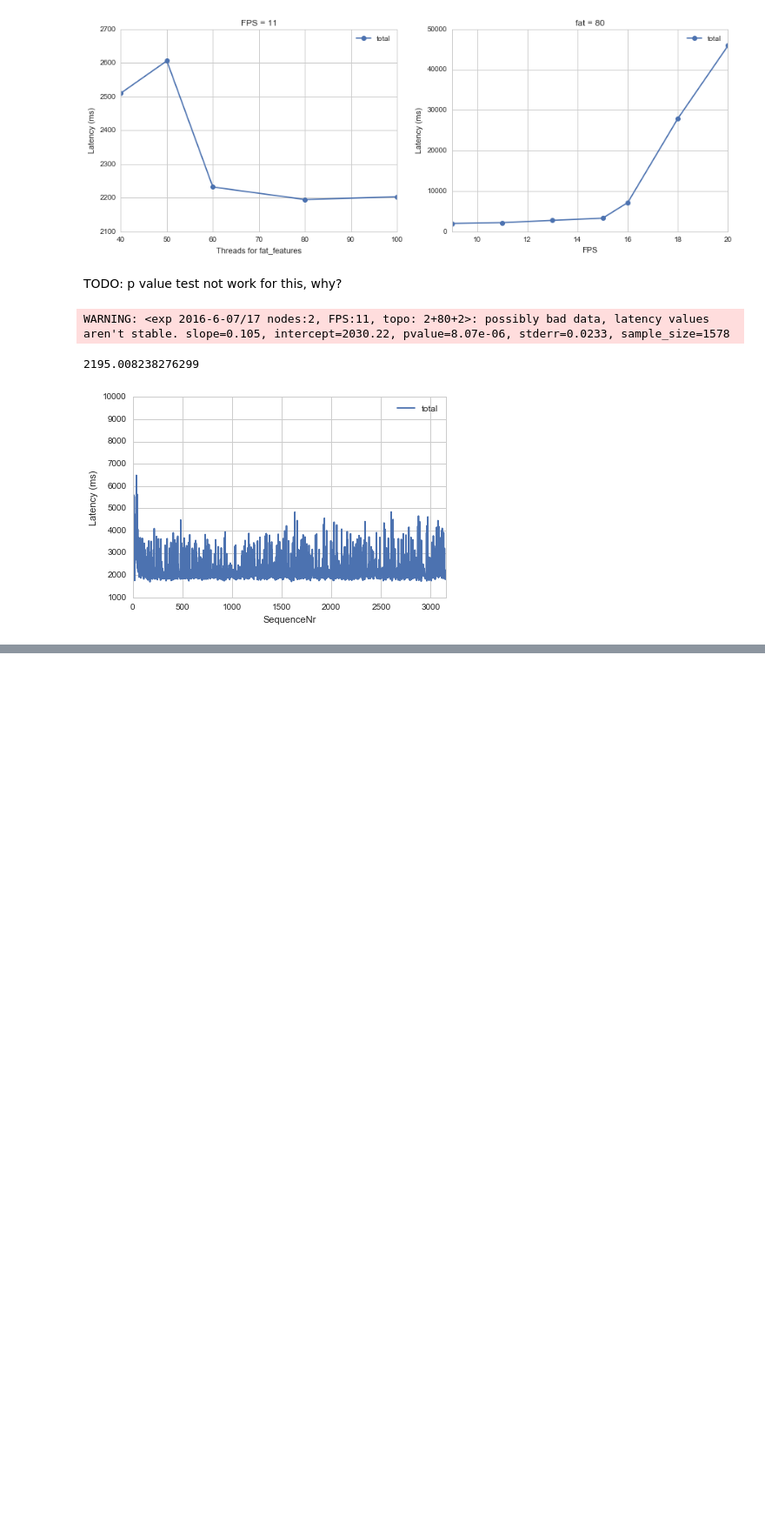
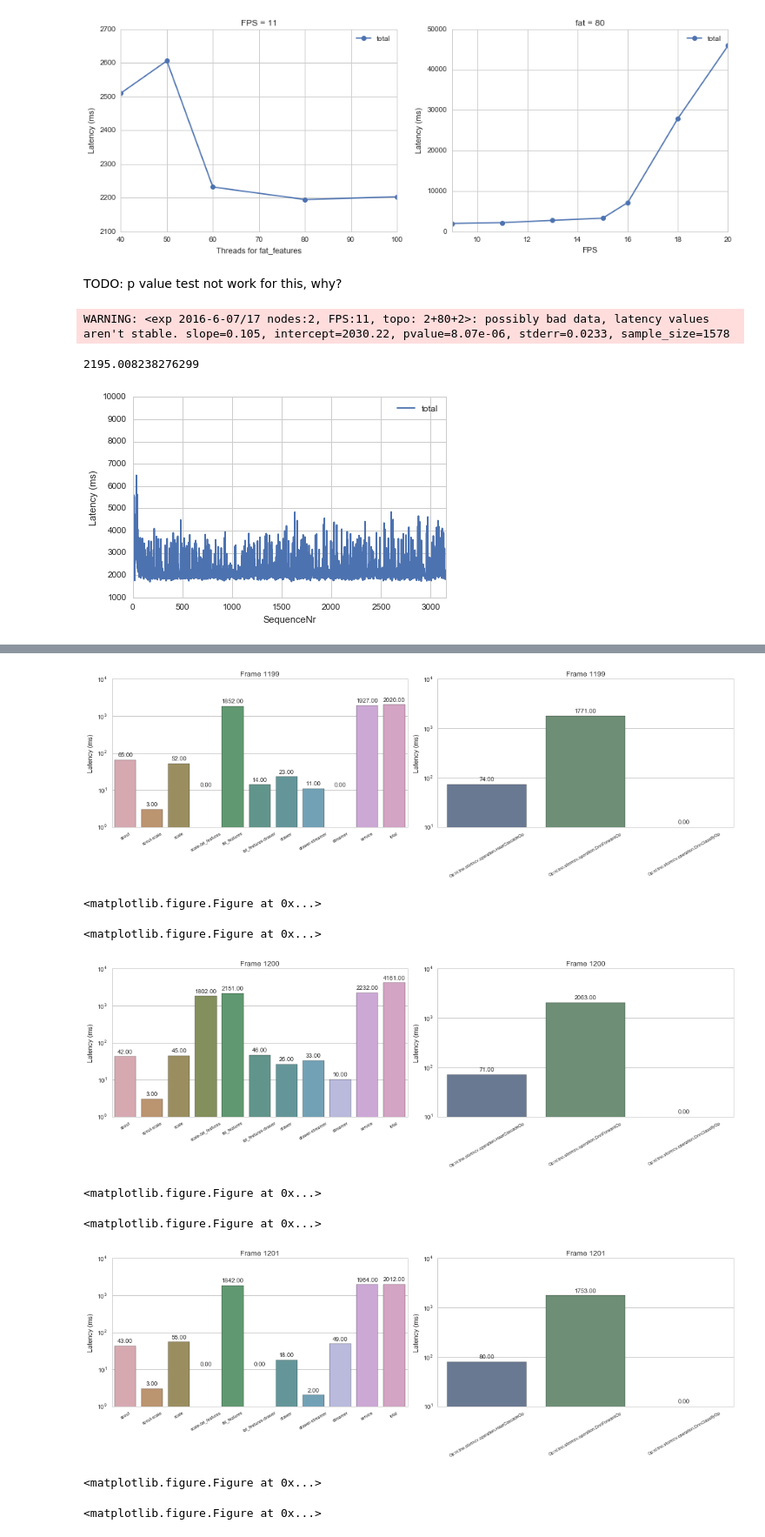
Before and after one commit to Aetf/remotelog, a Jupyter notebook: Exp-Res.ipynb, the cells around one changed output, grey strips where cells are left out. Shown at 87% size. Saved outputs shown, nothing was run; the diff lists cells and outputs as text; code cells hidden in the pictures; blank space fills up the shorter version.

```diff
--- a/Exp-Res.ipynb
+++ b/Exp-Res.ipynb
@@ -422,0 +440,15 @@ WARNING: <exp 2016-6-07/17 nodes:2, FPS:11, topo: 2+80+2>: possibly bad data, la
+# %%
+for frame_seq in [1199, 1200, 1201]:
+    fig, axs = plt.subplots(ncols=2, figsize=(15,5))
+    non_perio_res.latency(seq=frame_seq, ax=axs[0])
+    non_perio_res.latency(seq=frame_seq, latencies=['Op:nl.tno.stormcv.operation.HaarCascadeOp', 'Op:nl.tno.stormcv.operation.DnnForwardOp', 'Op:nl.tno.stormcv.operation.DnnClassifyOp'], ax=axs[1])
+# %% [output]
+[figure, added]
+<matplotlib.figure.Figure at 0x...>
+<matplotlib.figure.Figure at 0x...>
+[figure, added]
+<matplotlib.figure.Figure at 0x...>
+<matplotlib.figure.Figure at 0x...>
+[figure, added]
+<matplotlib.figure.Figure at 0x...>
+<matplotlib.figure.Figure at 0x...>
```
Also changed, not shown: parts of 10 cells of this notebook, 29 other files.
